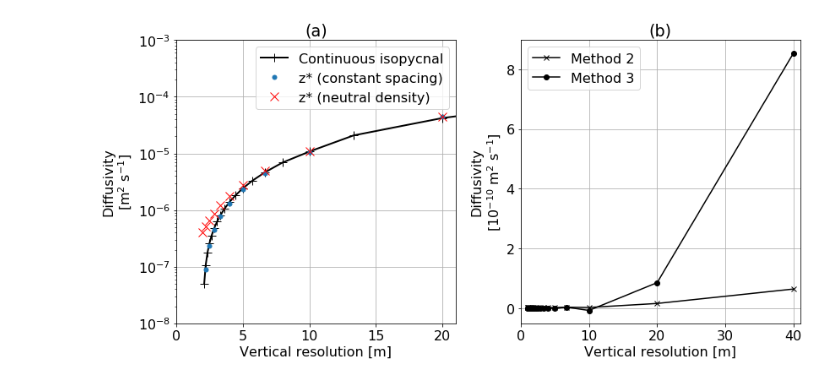
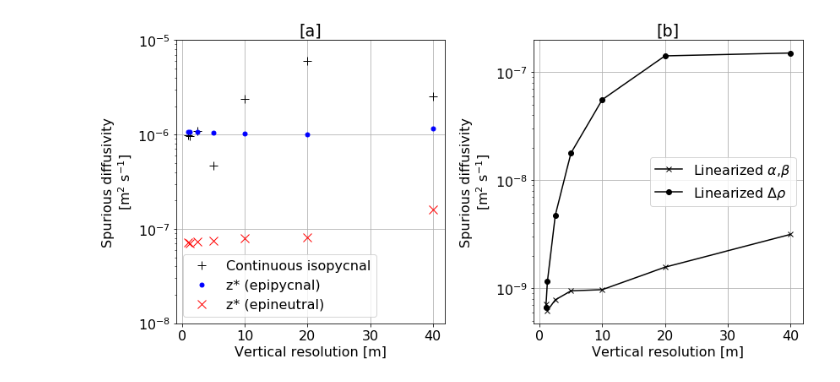
Before and after one commit to ashao/MOM6_cases, a Jupyter notebook: neutral_diffusion/compare_layer_neutral.ipynb, the cells around one changed output. Drawn from its saved outputs; the diff is of its cells as text; code cells hidden in the pictures.

```diff
--- a/neutral_diffusion/compare_layer_neutral.ipynb
+++ b/neutral_diffusion/compare_layer_neutral.ipynb
@@ -56,11 +87,7 @@ x = np.tile(data['lonh'],(len(z),1))
 # %%
-data = output['teos10_layer_nk100']['out_nat']
-tidx = 1
+data = output['teos10_layer_nk200']['out_nat']
 z = -(data['e'][tidx,:-1,:].values - 0.5*data['h'][tidx,:,:])
-x = np.tile(data['xh'],(len(z),1))
-
-plt.pcolormesh(data['temp'][tidx])
-
-# plt.pcolormesh(x,z,data['rhopot2'][tidx,:,:])
+xh = np.tile(data.xh,(len(data.zi),1))
+plt.pcolormesh(data.e[0,:,:])
 # %% [output]
 <matplotlib.collections.QuadMesh at 0x...>
@@ -117,31 +221,40 @@ Coordinates:
+# %%
+dzrho = [   ]
+
+for lev in levels:
+    h = output[f'teos10_layer_nk{lev}']['out_nat']['h'][0,:,:]
+    mask = h > 0
+    dzrho.append( h.where(mask).mean())
 # %%
 plt.figure(figsize=(12,6))
 plt.subplot(1,2,1)
-dzrho = 400/np.array(levels)
+# dzrho = 400/np.array(levels)
 dz = 200/np.array(levels)
-plt.semilogy(dzrho[1:-1],(diff['teos10_layer'])[1:-1],'k-+',label='Continuous isopycnal',linewidth=2,markersize=10)
-plt.semilogy(dz[:11],(diff['teos10_full'])[:11],'o',label='z* (constant spacing)',linewidth=0.1,markersize=5)
-plt.semilogy(dz[:11],(diff['teos10_neutral'])[:11],'rx',label='z* (neutral density)',markersize=10)
-plt.xlim([0,21])
-plt.ylim([1e-8,1e-3])
+plt.semilogy(dzrho[:],(diff['teos10_layer'])[:],'k+',label='Continuous isopycnal',linewidth=2,markersize=10)
+plt.semilogy(dz,(diff['teos10_full']),'bo',label='z* (epipycnal)',linewidth=0.1,markersize=5)
+# plt.semilogy(dz[:11],(diff['teos10_int_drho'])[:11],'ko',label='z* (isopyncal)',linewidth=0.1,markersize=5)
+plt.semilogy(dz,(diff['teos10_neutral']),'rx',label='z* (epineutral)',markersize=10)
+# plt.xlim([1.5,5.5])
+plt.ylim([1e-8,1e-5])
 plt.xlabel('Vertical resolution [m]')
-plt.ylabel('Diffusivity\n' + r'[m$^2$ s$^{-1}$]')
+plt.ylabel('Spurious diffusivity\n' + r'[m$^2$ s$^{-1}$]')
 plt.grid()
 plt.legend()
-plt.title('(a)')
+plt.title('[a]')
 
 plt.subplot(1,2,2)
 markers=['x','o']
-labels = { 'teos10_linear':'Method 2', 'teos10_int_drho':r'Method 3'}
+labels = { 'teos10_linear':r'Linearized $\alpha$,$\beta$', 'teos10_int_drho':r'Linearized $\Delta \rho$'}
 for idx, case in enumerate(labels.keys()):
     if ('layer' not in case) and ('full' not in case) and ('neutral' not in case):
-        plt.plot(dz,(diff[case]-diff['teos10_full'])*1e10,label=labels[case],color='black',marker=markers[idx])
+        plt.semilogy(dz,np.abs(diff['teos10_neutral']-diff[case]),label=labels[case],color='black',marker=markers[idx])
 plt.legend()
-plt.xlim((0,41))
+# plt.xlim((0,21))
 plt.xlabel('Vertical resolution [m]')
-plt.ylabel('Diffusivity\n'+r'[10$^{-10}$ m$^2$ s$^{-1}$]')
+plt.ylabel('Spurious diffusivity\n'+r'[m$^2$ s$^{-1}$]')
 plt.grid()
-plt.title('(b)')
+plt.title('[b]')
 plt.tight_layout()
+plt.savefig('/home/ashao/Documents/manuscripts/neutral_diffusion/Diffusivity_teos10.png',dpi=300)
 # %% [output]
-[figure, old version]
+[figure, new version]
```
Also changed, not shown: parts of 25 cells of this notebook, 3 other files.
